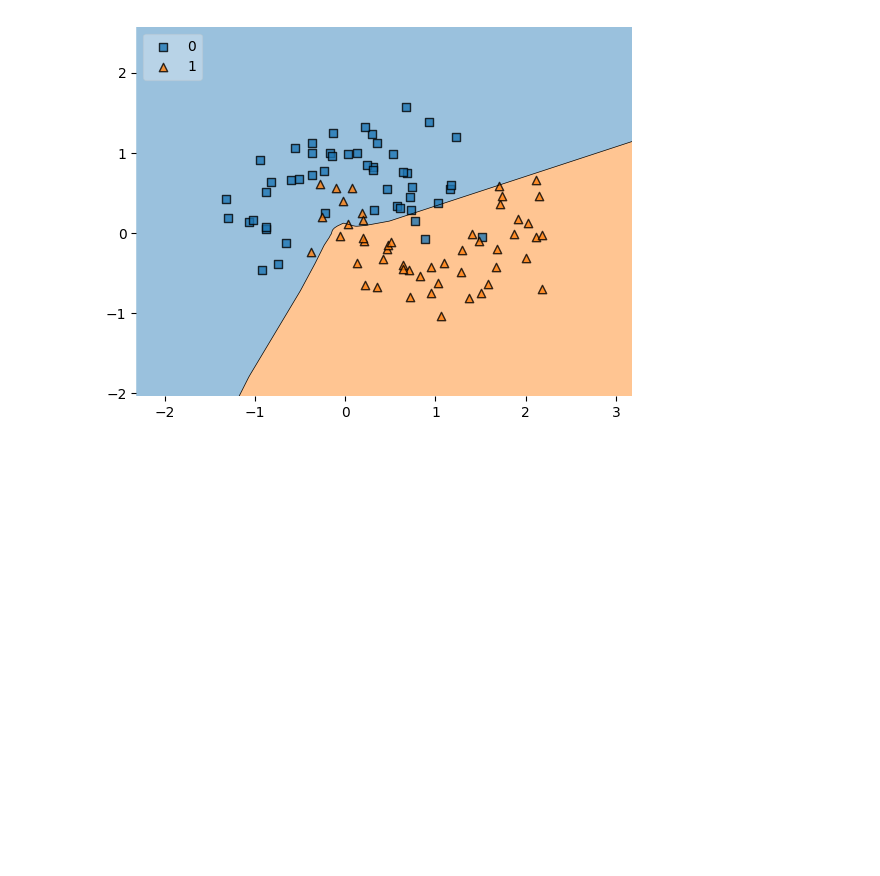
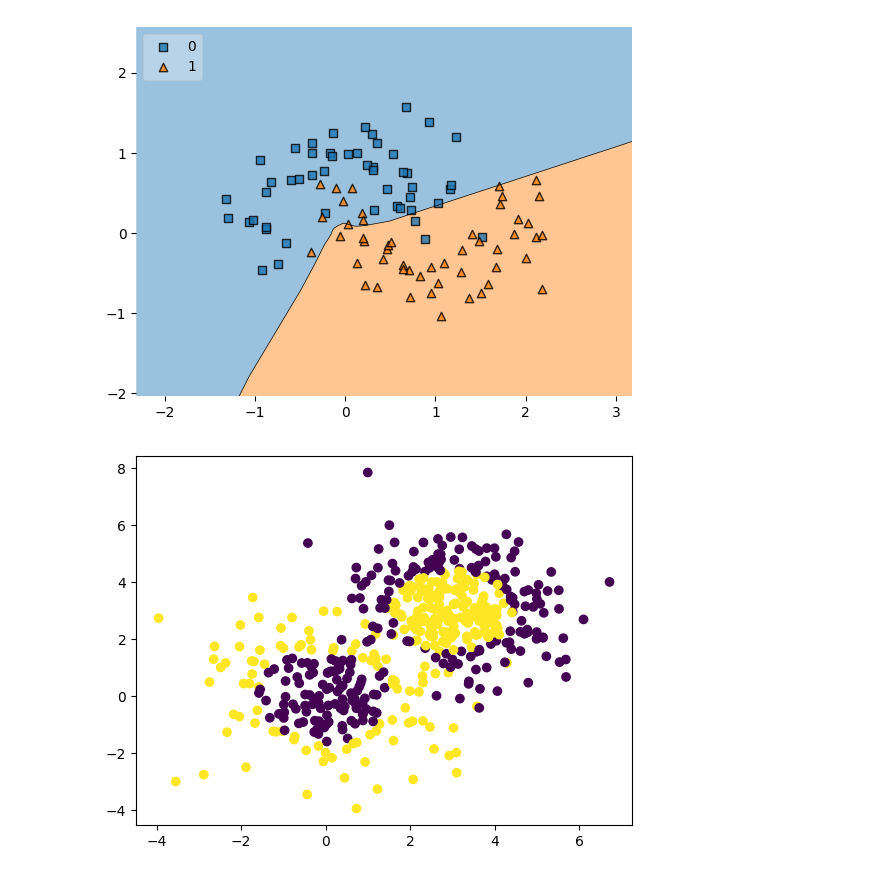
Before and after one commit to debdutta-chatterjee/AI_ML_DS_GenAI_Portfolio, a Jupyter notebook: DL/dl3.campusx.ipynb, the cells around one changed output. Drawn from its saved outputs; the diff is of its cells as text; code cells hidden in the pictures; blank space fills up the shorter version.

```diff
--- a/DL/dl3.campusx.ipynb
+++ b/DL/dl3.campusx.ipynb
@@ -326,3 +326,15 @@ plot_decision_regions(X,y.astype('int'), clf=model, legend=2)
 9600/9600 ━━━━━━━━━━━━━━━━━━━━ 5s 478us/step
 <Axes: >
 [figure]
+# %%
+import numpy as np
+import pandas as pd
+import matplotlib.pyplot as plt
+
+df = pd.read_csv('concertriccir2.csv')
+plt.scatter(df['X'],df['Y'],c=df['class'])
+
+X = df.iloc[:,0:2].values
+y = df.iloc[:,-1].values
+# %% [output]
+[figure, added]
```
Also changed, not shown: parts of 3 cells of this notebook, 2 other files.
